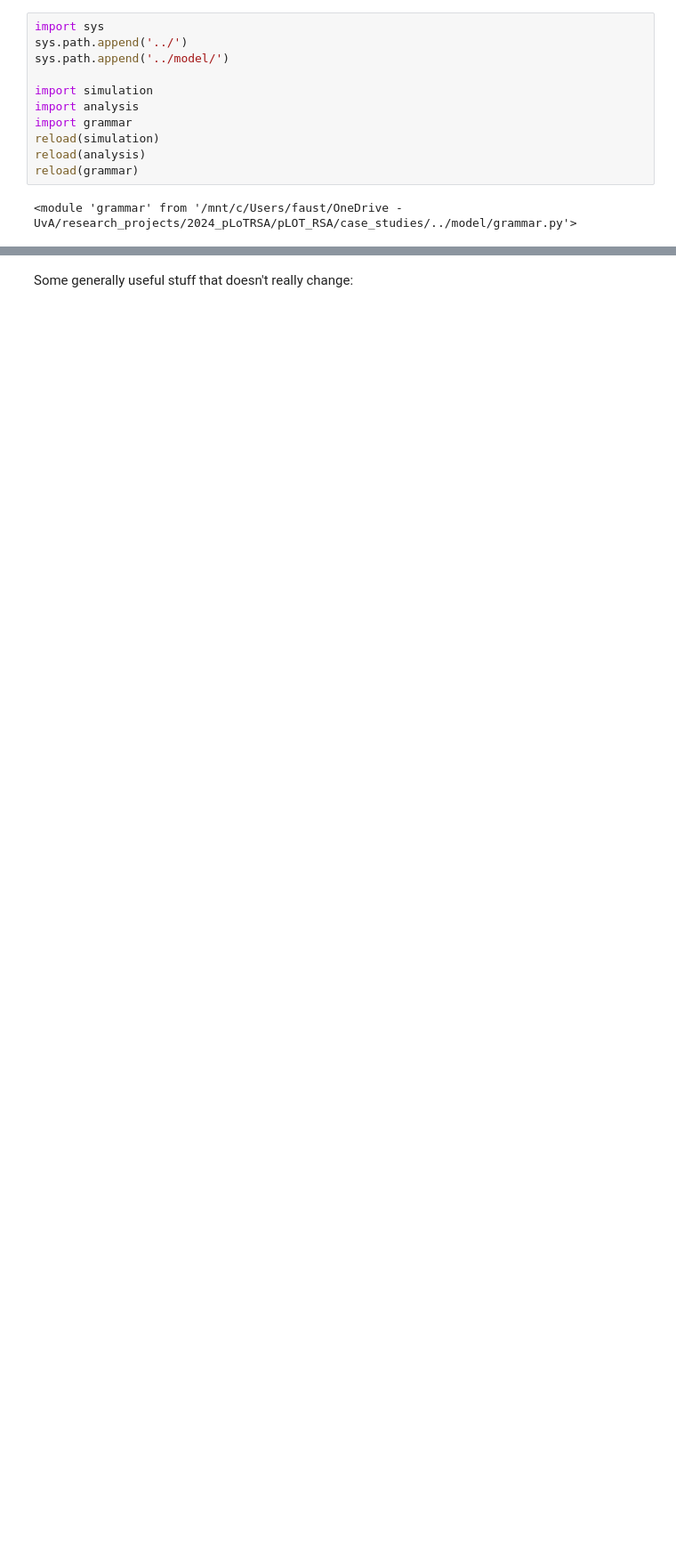
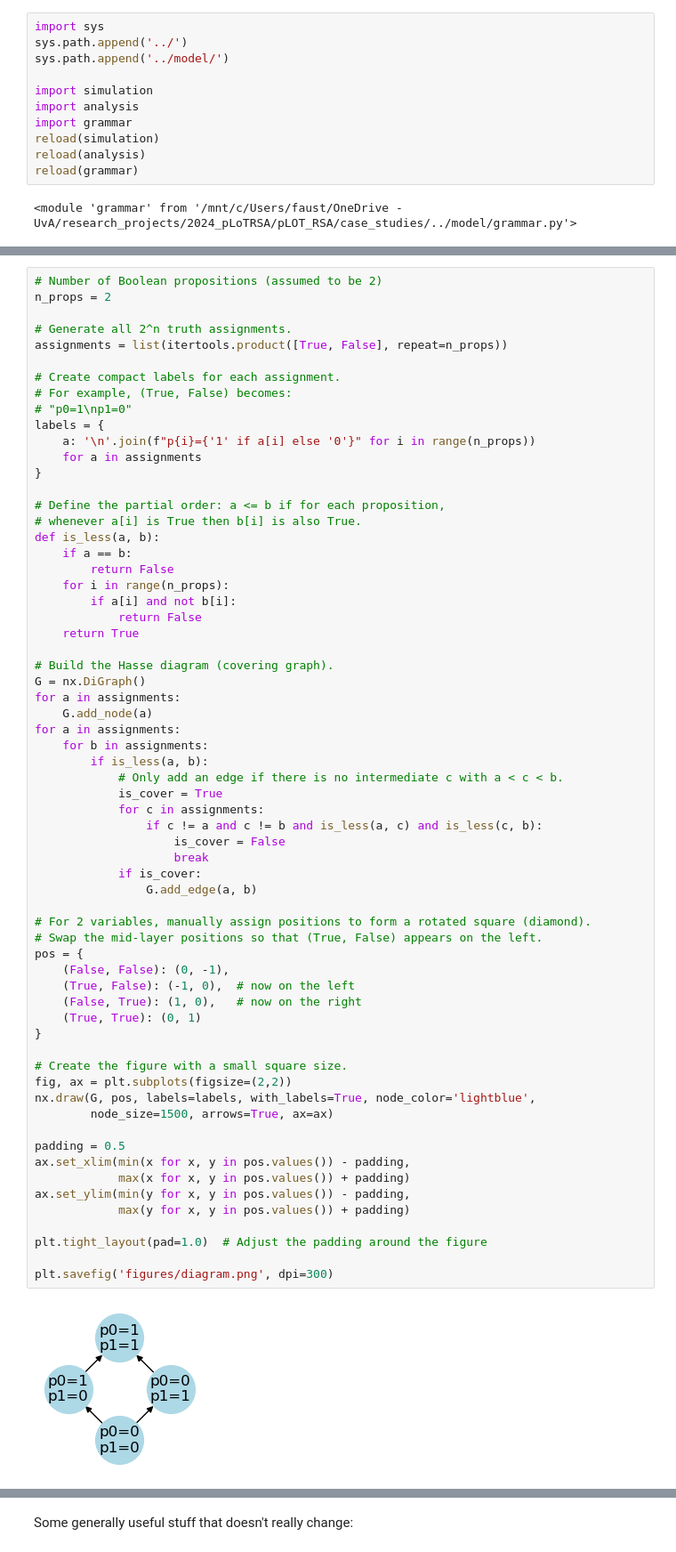
Before and after one commit to thelogicalgrammar/pLoT_RSA, a Jupyter notebook: case_studies/BOOL.ipynb, the cells around one changed output, grey strips where cells are left out. Shown at 89% size. Drawn from its saved outputs; the diff is of its cells as text; blank space fills up the shorter version.

```diff
--- a/case_studies/BOOL.ipynb
+++ b/case_studies/BOOL.ipynb
@@ -32,0 +43,66 @@ from utilities import (
+# %%
+# Number of Boolean propositions (assumed to be 2)
+n_props = 2
+
+# Generate all 2^n truth assignments.
+assignments = list(itertools.product([True, False], repeat=n_props))
+
+# Create compact labels for each assignment.
+# For example, (True, False) becomes:
+# "p0=1\np1=0"
+labels = {
+    a: '\n'.join(f"p{i}={'1' if a[i] else '0'}" for i in range(n_props))
+    for a in assignments
+}
+
+# Define the partial order: a <= b if for each proposition,
+# whenever a[i] is True then b[i] is also True.
+def is_less(a, b):
+    if a == b:
+        return False
+    for i in range(n_props):
+        if a[i] and not b[i]:
+            return False
+    return True
+
+# Build the Hasse diagram (covering graph).
+G = nx.DiGraph()
+for a in assignments:
+    G.add_node(a)
+for a in assignments:
+    for b in assignments:
+        if is_less(a, b):
+            # Only add an edge if there is no intermediate c with a < c < b.
+            is_cover = True
+            for c in assignments:
+                if c != a and c != b and is_less(a, c) and is_less(c, b):
+                    is_cover = False
+                    break
+            if is_cover:
+                G.add_edge(a, b)
+
+# For 2 variables, manually assign positions to form a rotated square (diamond).
+# Swap the mid-layer positions so that (True, False) appears on the left.
+pos = {
+    (False, False): (0, -1),
+    (True, False): (-1, 0),  # now on the left
+    (False, True): (1, 0),   # now on the right
+    (True, True): (0, 1)
+}
+
+# Create the figure with a small square size.
+fig, ax = plt.subplots(figsize=(2,2))
+nx.draw(G, pos, labels=labels, with_labels=True, node_color='lightblue',
+        node_size=1500, arrows=True, ax=ax)
+
+padding = 0.5
+ax.set_xlim(min(x for x, y in pos.values()) - padding,
+            max(x for x, y in pos.values()) + padding)
+ax.set_ylim(min(y for x, y in pos.values()) - padding,
+            max(y for x, y in pos.values()) + padding)
+
+plt.tight_layout(pad=1.0)  # Adjust the padding around the figure
+
+plt.savefig('figures/diagram.png', dpi=300)
+# %% [output]
+[figure, added]
```
Also changed, not shown: parts of 73 cells of this notebook, 20 other files.
